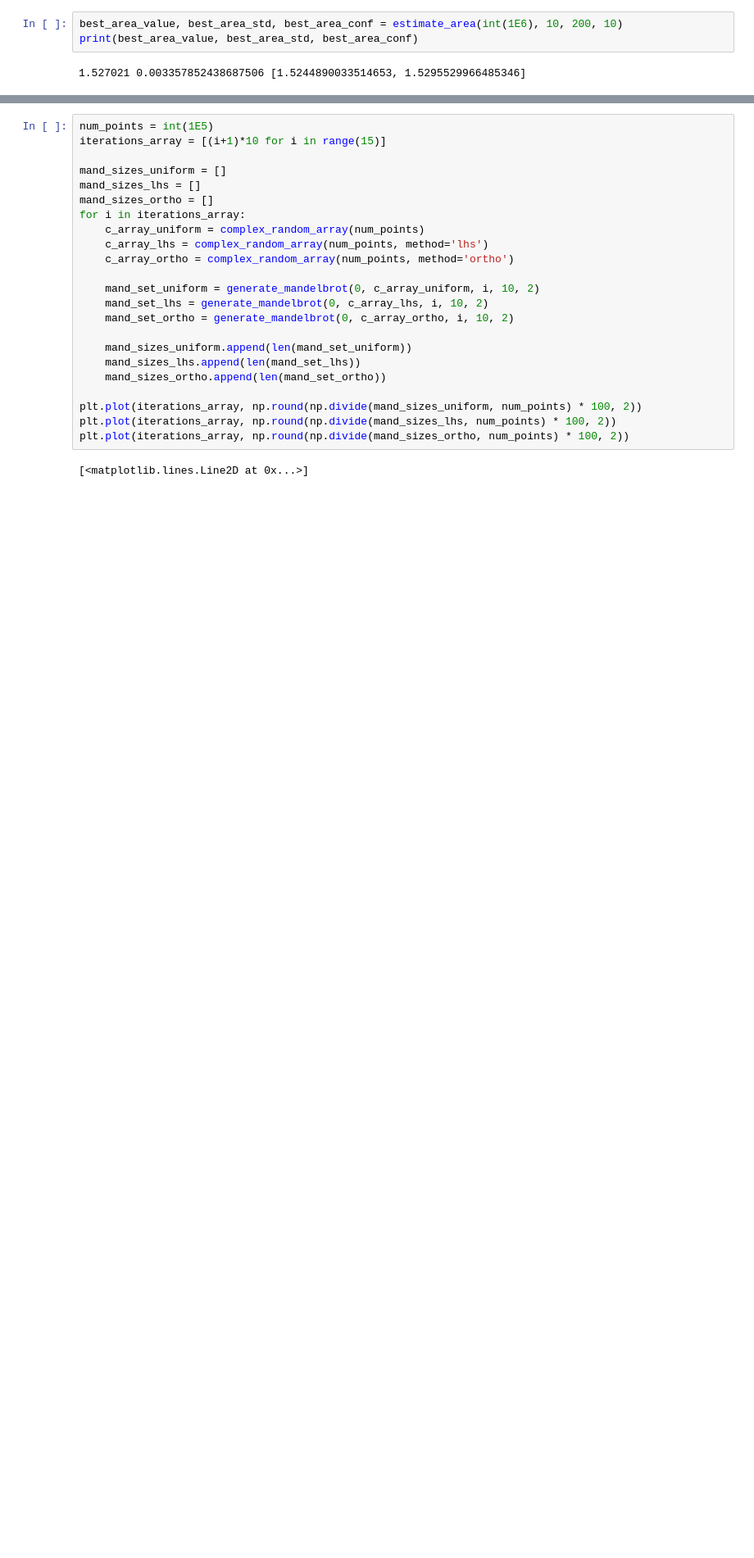
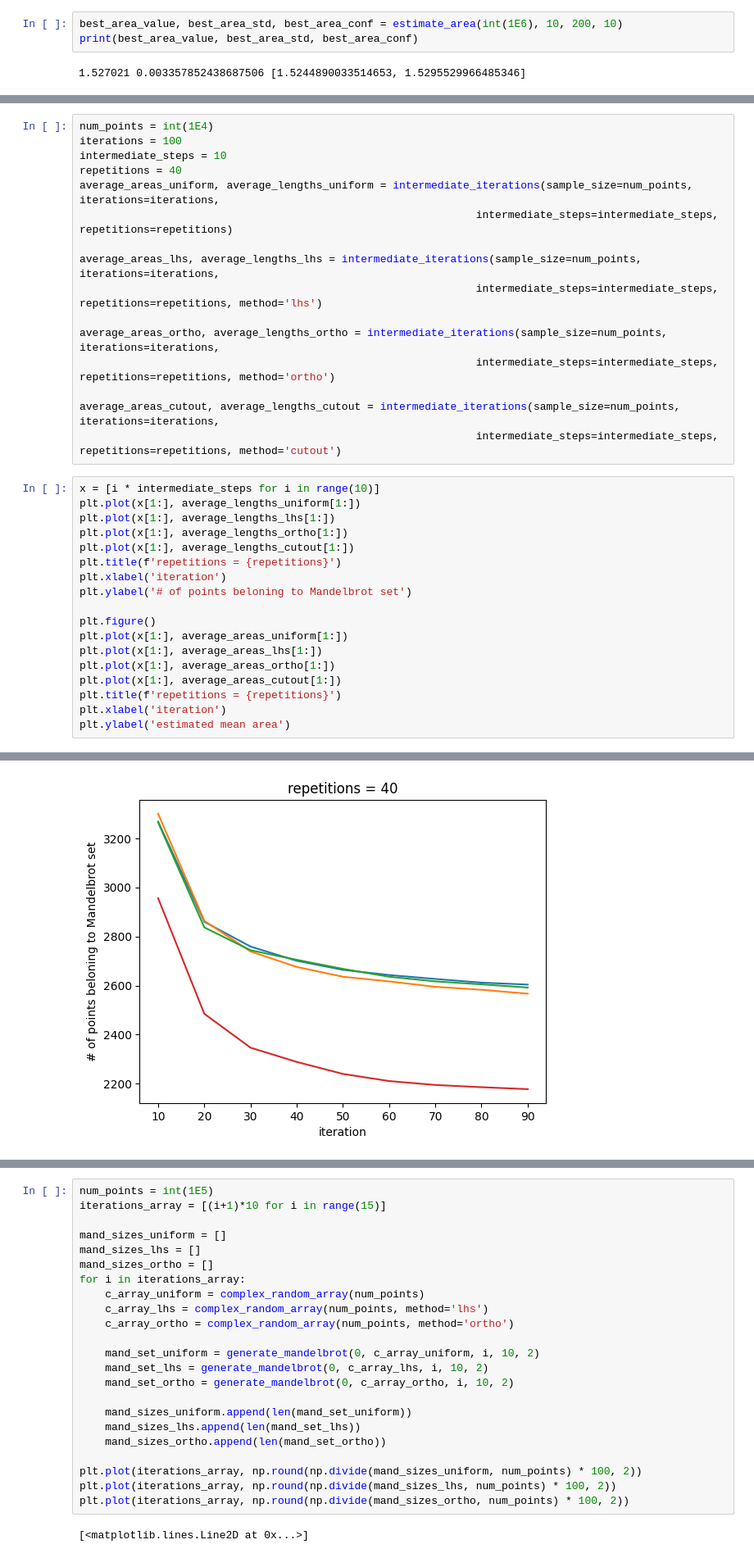
Before and after one commit to Foundnation/Stochastic-Simulation, a Jupyter notebook: mandelbrot_notebook.ipynb, the cells around one changed output, grey strips where cells are left out. Shown at 82% size. Drawn from its saved outputs; the diff is of its cells as text; blank space fills up the shorter version.

```diff
--- a/mandelbrot_notebook.ipynb
+++ b/mandelbrot_notebook.ipynb
@@ -51,0 +36,35 @@ Text(0, 0.5, 'error')
+# %%
+num_points = int(1E4)
+iterations = 100
+intermediate_steps = 10
+repetitions = 40
+average_areas_uniform, average_lengths_uniform = intermediate_iterations(sample_size=num_points, iterations=iterations,
+                                                              intermediate_steps=intermediate_steps, repetitions=repetitions)
+
+average_areas_lhs, average_lengths_lhs = intermediate_iterations(sample_size=num_points, iterations=iterations,
+                                                              intermediate_steps=intermediate_steps, repetitions=repetitions, method='lhs')
+
+average_areas_ortho, average_lengths_ortho = intermediate_iterations(sample_size=num_points, iterations=iterations,
+                                                              intermediate_steps=intermediate_steps, repetitions=repetitions, method='ortho')
+
+average_areas_cutout, average_lengths_cutout = intermediate_iterations(sample_size=num_points, iterations=iterations,
+                                                              intermediate_steps=intermediate_steps, repetitions=repetitions, method='cutout')
+# %%
+x = [i * intermediate_steps for i in range(10)]
+plt.plot(x[1:], average_lengths_uniform[1:])
+plt.plot(x[1:], average_lengths_lhs[1:])
+plt.plot(x[1:], average_lengths_ortho[1:])
+plt.plot(x[1:], average_lengths_cutout[1:])
+plt.title(f'repetitions = {repetitions}')
+plt.xlabel('iteration')
+plt.ylabel('# of points beloning to Mandelbrot set')
+
+plt.figure()
+plt.plot(x[1:], average_areas_uniform[1:])
+plt.plot(x[1:], average_areas_lhs[1:])
+plt.plot(x[1:], average_areas_ortho[1:])
+plt.plot(x[1:], average_areas_cutout[1:])
+plt.title(f'repetitions = {repetitions}')
+plt.xlabel('iteration')
+plt.ylabel('estimated mean area')
+# %% [output]
@@ -51,0 +72 @@ Text(0, 0.5, 'error')
+[figure, added]
```
Also changed, not shown: parts of 18 cells of this notebook, 2 other files.
